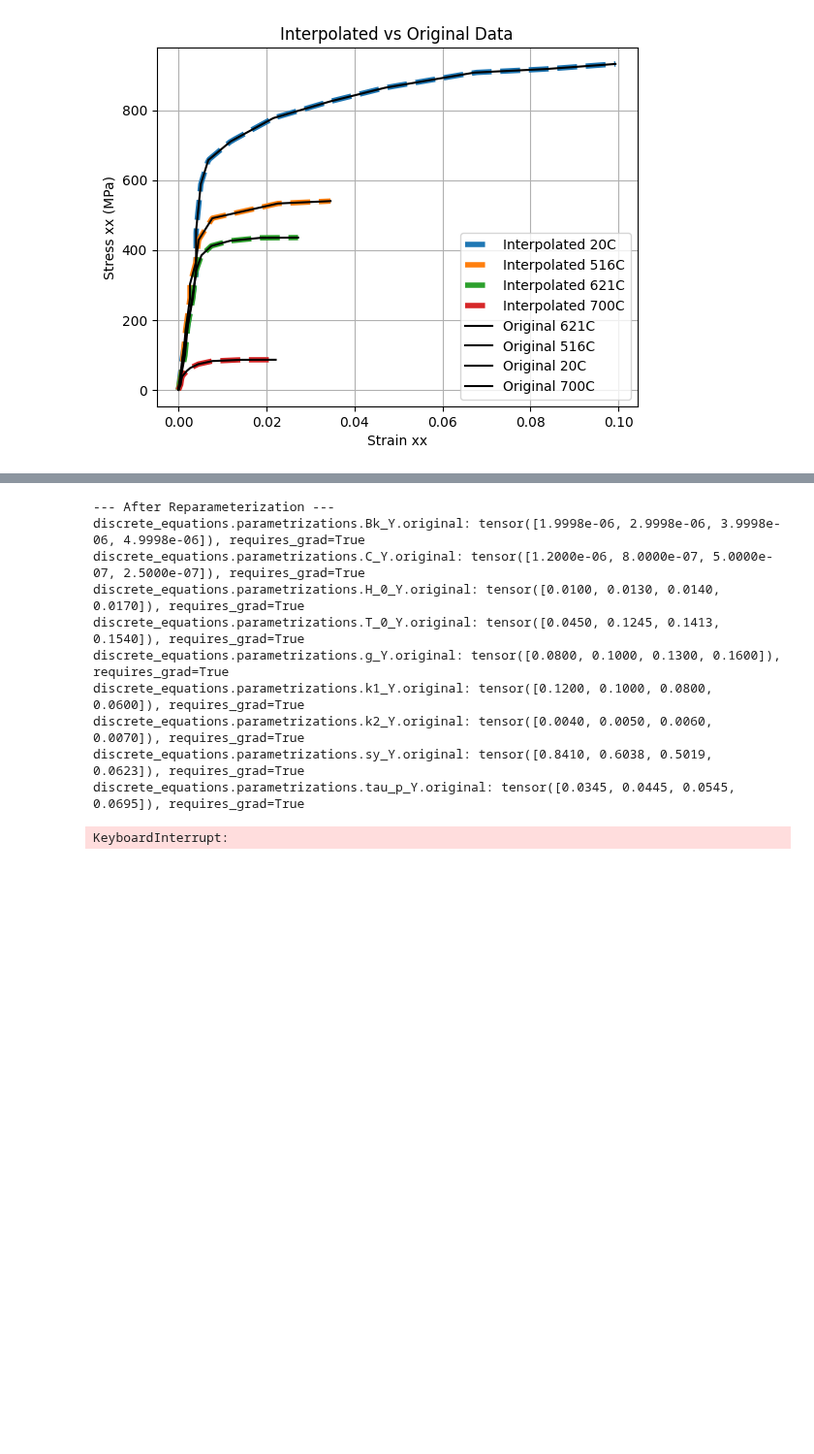
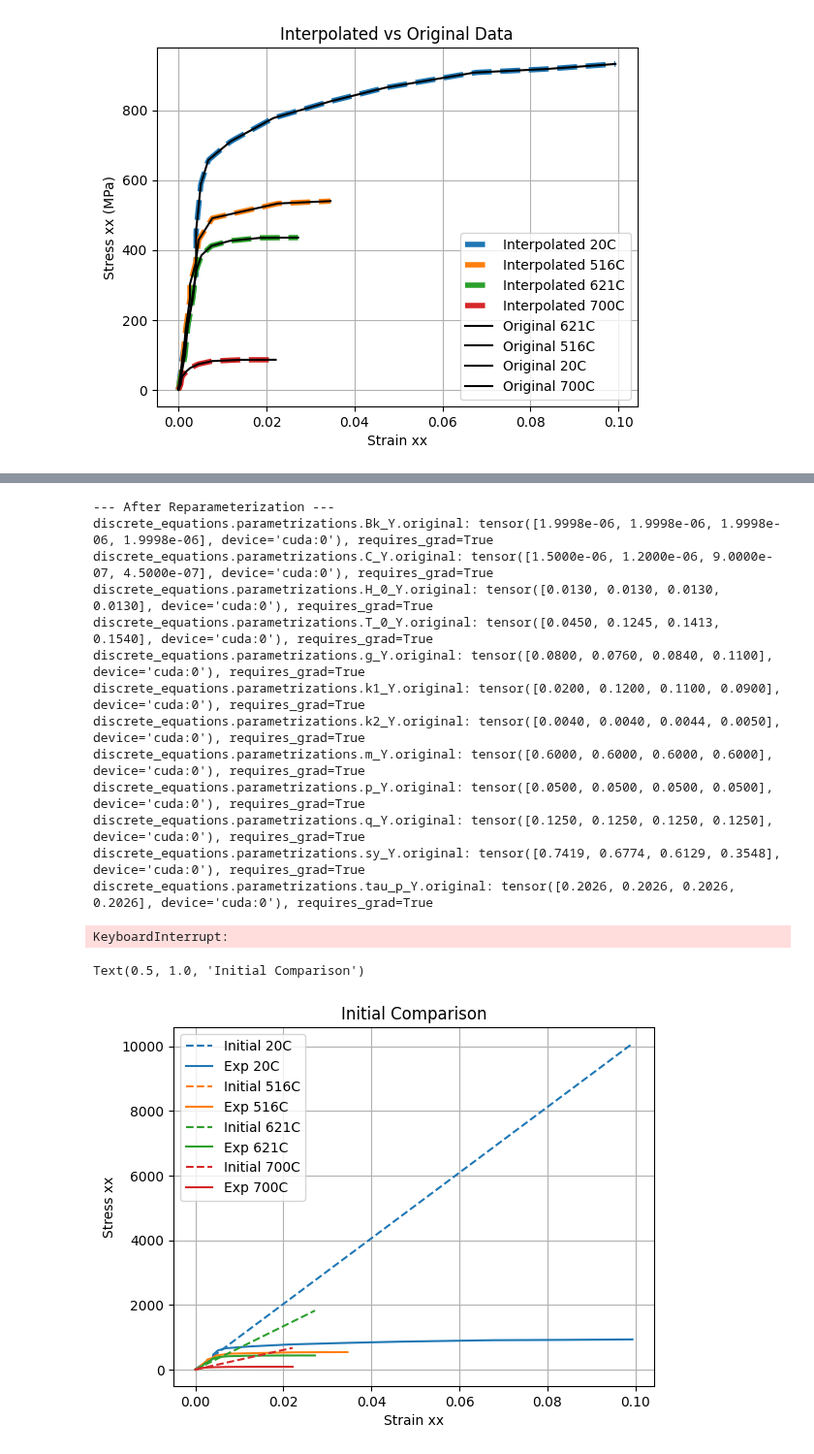
Before and after one commit to ColinMG2/neml2, a Jupyter notebook: cmg_projects/new_deterministic.ipynb, the cells around one changed output, grey strips where cells are left out. Shown at 97% size. Drawn from its saved outputs; the diff is of its cells as text; code cells hidden in the pictures; blank space fills up the shorter version.

```diff
--- a/cmg_projects/new_deterministic.ipynb
+++ b/cmg_projects/new_deterministic.ipynb
@@ -516,6 +503,9 @@ T_0_scaler = reparametrization.RangeRescale(torch.tensor([10.0, 10.0, 10.0, 10.0
 g_scaler = reparametrization.RangeRescale(torch.tensor([0.0, 0.0, 0.0, 0.0], device=device), torch.tensor([50.0, 50.0, 50.0, 50.0], device=device))
 k1_scaler = reparametrization.RangeRescale(torch.tensor([0.0, 0.0, 0.0, 0.0], device=device), torch.tensor([50.0, 50.0, 50.0, 50.0], device=device))
 k2_scaler = reparametrization.RangeRescale(torch.tensor([0.0, 0.0, 0.0, 0.0], device=device), torch.tensor([500.0, 500.0, 500.0, 500.0], device=device))
+m_scaler = reparametrization.RangeRescale(torch.tensor([0.0, 0.0, 0.0, 0.0], device=device), torch.tensor([0.5, 0.5, 0.5, 0.5], device=device))
+p_scaler = reparametrization.RangeRescale(torch.tensor([0.0, 0.0, 0.0, 0.0], device=device), torch.tensor([10.0, 10.0, 10.0, 10.0], device=device))
+q_scaler = reparametrization.RangeRescale(torch.tensor([0.0, 0.0, 0.0, 0.0], device=device), torch.tensor([10.0, 10.0, 10.0, 10.0], device=device))
 sy_scaler = reparametrization.RangeRescale(torch.tensor([25.0, 25.0, 25.0, 25.0], device=device), torch.tensor([800.0, 800.0, 800.0, 800.0], device=device))
 tau_p_scaler = reparametrization.RangeRescale(torch.tensor([5.0, 5.0, 5.0, 5.0], device=device), torch.tensor([1.0e4, 1.0e4, 1.0e4, 1.0e4], device=device))
 
@@ -527,6 +517,9 @@ model_reparameterizer = reparametrization.Reparameterizer(
      "discrete_equations.g_Y": g_scaler,
      "discrete_equations.k1_Y": k1_scaler,
      "discrete_equations.k2_Y": k2_scaler,
+     "discrete_equations.m_Y": m_scaler,
+     "discrete_equations.p_Y": p_scaler,
+     "discrete_equations.q_Y": q_scaler,
      "discrete_equations.sy_Y": sy_scaler,
      "discrete_equations.tau_p_Y": tau_p_scaler}, error_not_provided=True)
 model_reparameterizer(model)
@@ -537,18 +530,21 @@ for n, p in model.named_parameters():
     print(f'{n}: {p.data}, requires_grad={p.requires_grad}')
 # %% [output]
 --- After Reparameterization ---
-discrete_equations.parametrizations.Bk_Y.original: tensor([1.9998e-06, 2.9998e-06, 3.9998e-06, 4.9998e-06]), requires_grad=True
-discrete_equations.parametrizations.C_Y.original: tensor([1.2000e-06, 8.0000e-07, 5.0000e-07, 2.5000e-07]), requires_grad=True
-discrete_equations.parametrizations.H_0_Y.original: tensor([0.0100, 0.0130, 0.0140, 0.0170]), requires_grad=True
-discrete_equations.parametrizations.T_0_Y.original: tensor([0.0450, 0.1245, 0.1413, 0.1540]), requires_grad=True
-discrete_equations.parametrizations.g_Y.original: tensor([0.0800, 0.1000, 0.1300, 0.1600]), requires_grad=True
-discrete_equations.parametrizations.k1_Y.original: tensor([0.1200, 0.1000, 0.0800, 0.0600]), requires_grad=True
-discrete_equations.parametrizations.k2_Y.original: tensor([0.0040, 0.0050, 0.0060, 0.0070]), requires_grad=True
-discrete_equations.parametrizations.sy_Y.original: tensor([0.8410, 0.6038, 0.5019, 0.0623]), requires_grad=True
-discrete_equations.parametrizations.tau_p_Y.original: tensor([0.0345, 0.0445, 0.0545, 0.0695]), requires_grad=True
+discrete_equations.parametrizations.Bk_Y.original: tensor([1.9998e-06, 1.9998e-06, 1.9998e-06, 1.9998e-06], device='cuda:0'), requires_grad=True
+discrete_equations.parametrizations.C_Y.original: tensor([1.5000e-06, 1.2000e-06, 9.0000e-07, 4.5000e-07], device='cuda:0'), requires_grad=True
+discrete_equations.parametrizations.H_0_Y.original: tensor([0.0130, 0.0130, 0.0130, 0.0130], device='cuda:0'), requires_grad=True
+discrete_equations.parametrizations.T_0_Y.original: tensor([0.0450, 0.1245, 0.1413, 0.1540], device='cuda:0'), requires_grad=True
+discrete_equations.parametrizations.g_Y.original: tensor([0.0800, 0.0760, 0.0840, 0.1100], device='cuda:0'), requires_grad=True
+discrete_equations.parametrizations.k1_Y.original: tensor([0.0200, 0.1200, 0.1100, 0.0900], device='cuda:0'), requires_grad=True
+discrete_equations.parametrizations.k2_Y.original: tensor([0.0040, 0.0040, 0.0044, 0.0050], device='cuda:0'), requires_grad=True
+discrete_equations.parametrizations.m_Y.original: tensor([0.6000, 0.6000, 0.6000, 0.6000], device='cuda:0'), requires_grad=True
+discrete_equations.parametrizations.p_Y.original: tensor([0.0500, 0.0500, 0.0500, 0.0500], device='cuda:0'), requires_grad=True
+discrete_equations.parametrizations.q_Y.original: tensor([0.1250, 0.1250, 0.1250, 0.1250], device='cuda:0'), requires_grad=True
+discrete_equations.parametrizations.sy_Y.original: tensor([0.7419, 0.6774, 0.6129, 0.3548], device='cuda:0'), requires_grad=True
+discrete_equations.parametrizations.tau_p_Y.original: tensor([0.2026, 0.2026, 0.2026, 0.2026], device='cuda:0'), requires_grad=True
 # %%
 niter = 1000
-lr = 1.0e-3
+lr = 1.0e-4
 optimizer = torch.optim.Adam(model.parameters(), lr=lr)
 loss_fn = torch.nn.MSELoss()
 
@@ -581,3 +577,16 @@ plt.ylabel("MSE")
 plt.show()
 # %% [output]
 KeyboardInterrupt:
+# %%
+for i, T in enumerate(temperatures):
+    t_label = str(int(T.item() - 273))  # Celsius label for display
+    plt.plot(loading[:, i, 0].detach().cpu(), res[:, i, 0].detach().cpu(), '--', color=f'C{i}',label=f"Initial {t_label}C")
+    plt.plot(exp_strain_data[:, i, 0].cpu().numpy(), exp_stress_data[:, i, 0].cpu().numpy(), color=f'C{i}',label=f'Exp {t_label}C')
+plt.xlabel("Strain xx")
+plt.ylabel("Stress xx")
+plt.legend()
+plt.grid()
+plt.title("Initial Comparison")
+# %% [output]
+Text(0.5, 1.0, 'Initial Comparison')
+[figure, added]
```
Also changed, not shown: parts of 11 cells of this notebook, 3 other files.
